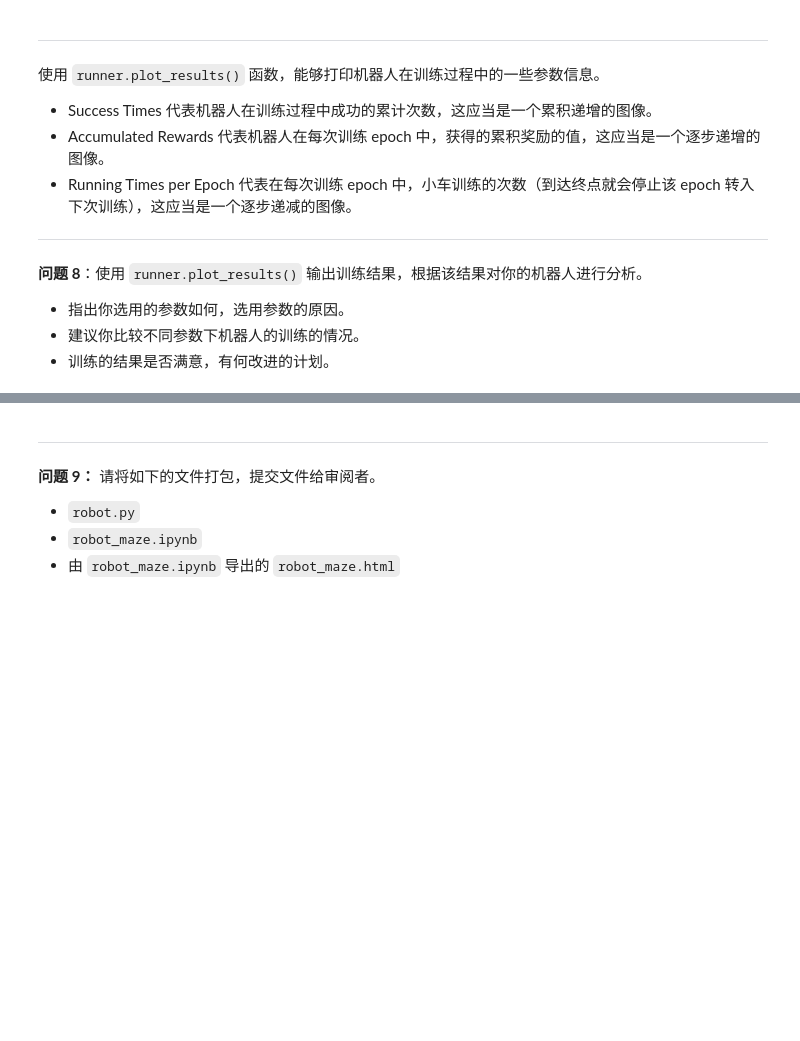
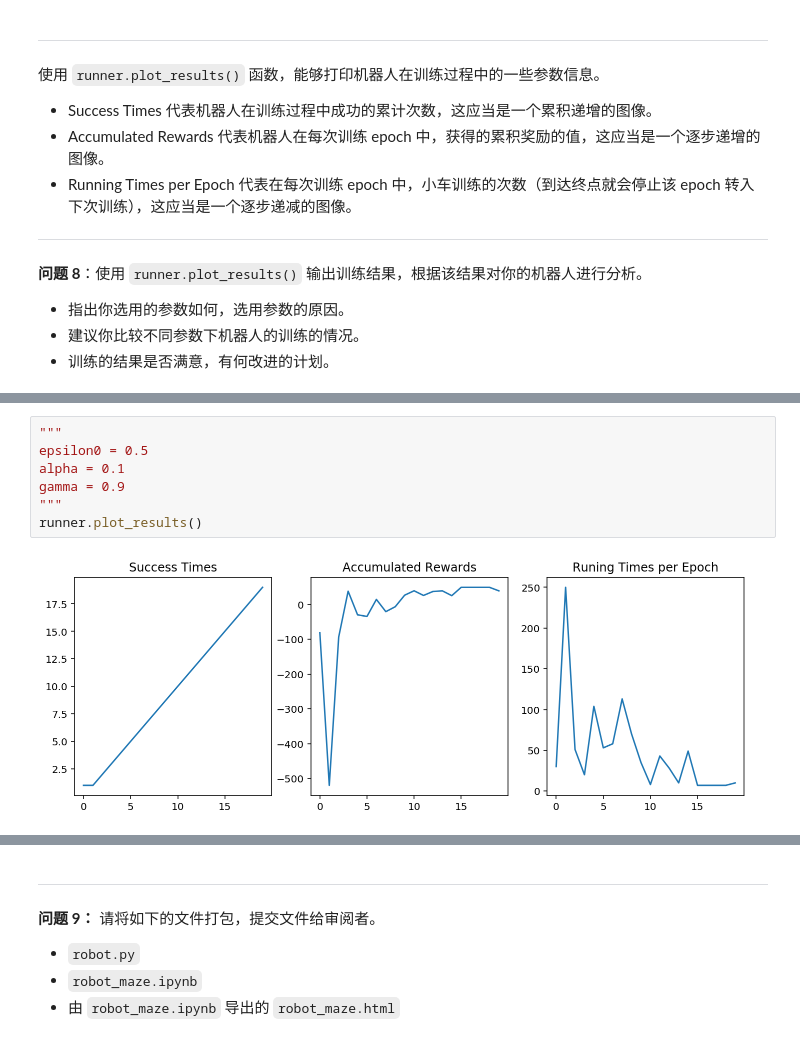
Before and after one commit to UnsteadyNightMare/robot_maze, a Jupyter notebook: robot_maze.ipynb, the cells around one changed output, grey strips where cells are left out. Saved outputs shown, nothing was run; the diff lists cells and outputs as text; blank space fills up the shorter version.

```diff
--- a/robot_maze.ipynb
+++ b/robot_maze.ipynb
@@ -332,0 +347,9 @@ epoch选择为50，让agent与环境充分交互；epsilon设置为0.5，可以
+# %%
+"""
+epsilon0 = 0.5
+alpha = 0.1
+gamma = 0.9
+"""
+runner.plot_results()
+# %% [output]
+[figure, added]
```
Also changed, not shown: parts of 12 cells of this notebook, 2 other files.
